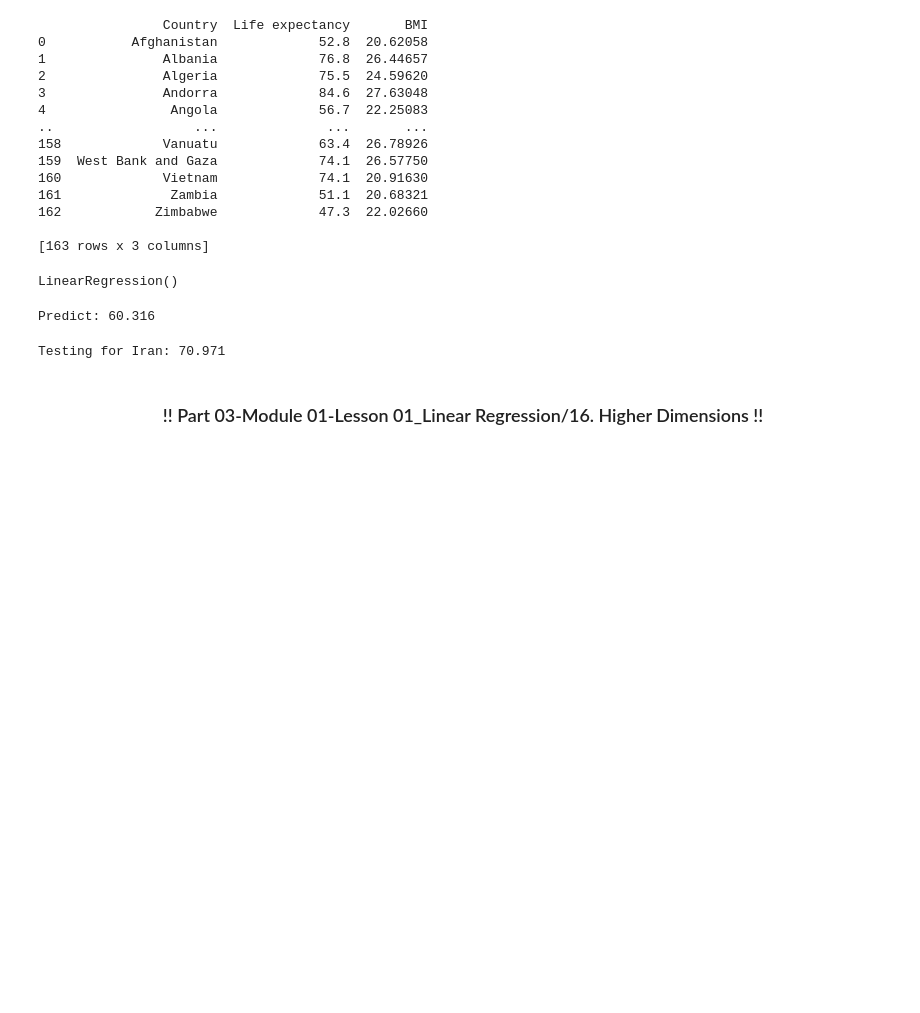
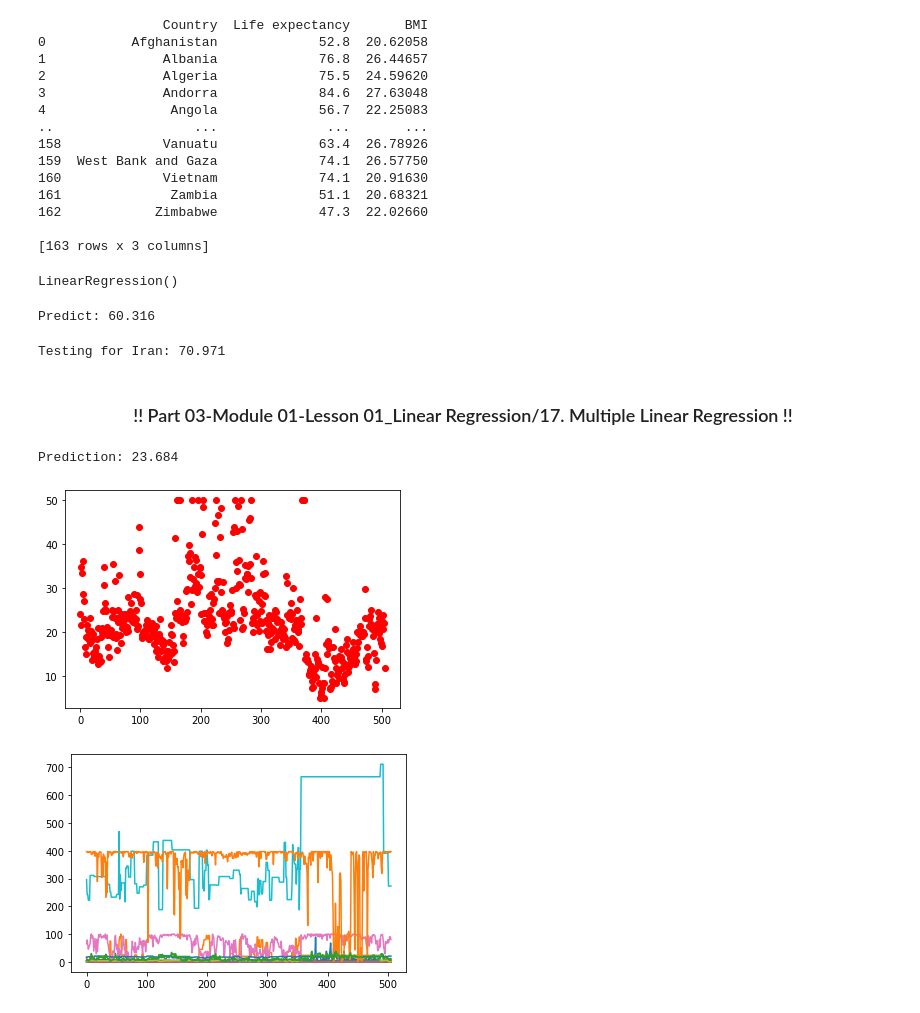
Before and after one commit to MKarimi21/FunnyTraining, a Jupyter notebook: MchineLearningNanoDegree/Part03/Part03_MLNaNoDeUdacity.ipynb, the cells around one changed output. Drawn from its saved outputs; the diff is of its cells as text; code cells hidden in the pictures; blank space fills up the shorter version.

```diff
--- a/MchineLearningNanoDegree/Part03/Part03_MLNaNoDeUdacity.ipynb
+++ b/MchineLearningNanoDegree/Part03/Part03_MLNaNoDeUdacity.ipynb
@@ -96,4 +96,34 @@ print("Testing for Iran: {:.3f}".format(iran_life_exp[0][0]))
 # %% [output]
 Testing for Iran: 70.971
 # %% [markdown]
-<h3 align="center">!! Part 03-Module 01-Lesson 01_Linear Regression/16. Higher Dimensions !!</h3>
+<h3 align="center">!! Part 03-Module 01-Lesson 01_Linear Regression/17. Multiple Linear Regression !!</h3>
+# %%
+from sklearn.linear_model import LinearRegression
+from sklearn.datasets import load_boston
+
+
+boston_data = load_boston()
+
+x = boston_data['data']
+y = boston_data['target']
+
+
+model = LinearRegression()
+model.fit(x, y)
+
+sample_house = [[0.2296, 0.000, 10.59, 0.000, 0.4890, 6.326, 52.50, 4.354, 4.000, 277.0, 18.60, 394.8, 10.97]]
+
+prediction = model.predict(sample_house)
+
+print("Prediction: {:.3f}".format(prediction[0]))
+# %% [output]
+Prediction: 23.684
+# %%
+import matplotlib.pyplot as plt
+
+plt.plot(y, 'ro');
+plt.show();
+plt.plot(x);
+# %% [output]
+[figure, added]
+[figure, added]
```
Also changed, not shown: parts of 2 cells of this notebook, 3 other files.
